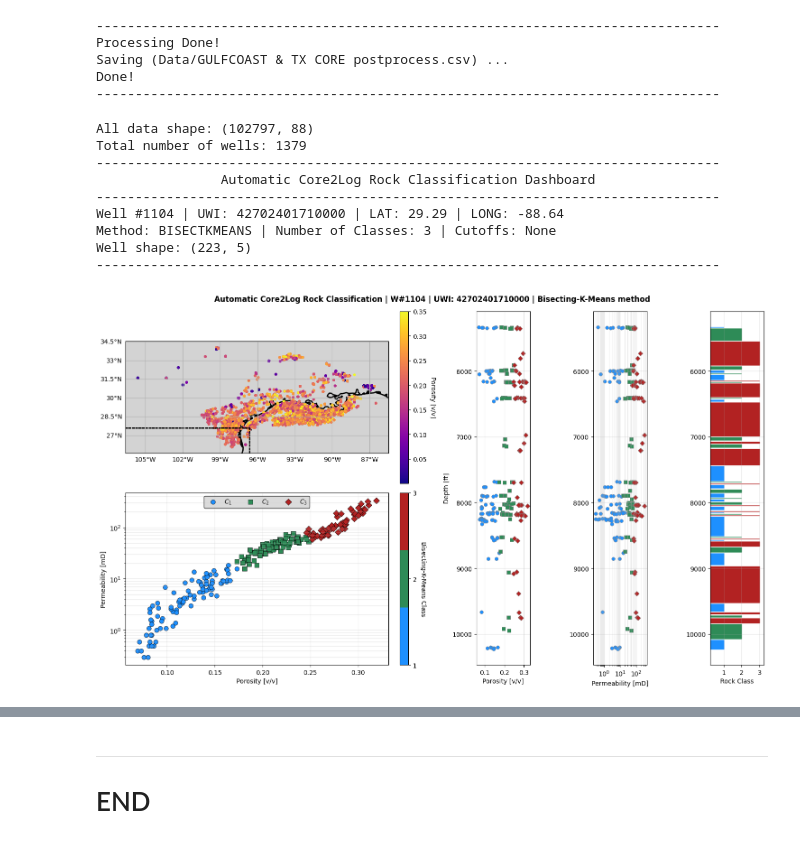
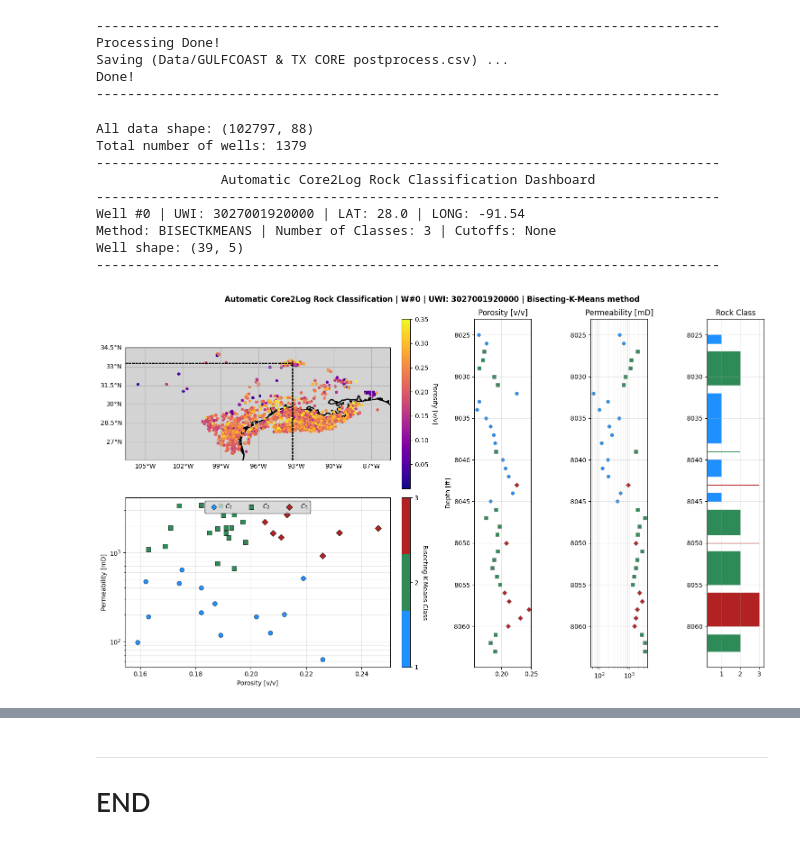
Before and after one commit to misaelmmorales/AutoPetrophysics-GOM-CCS, a Jupyter notebook: spglobal_misael_arc.ipynb, the cells around one changed output, grey strips where cells are left out. Drawn from its saved outputs; the diff is of its cells as text; code cells hidden in the pictures.

```diff
--- a/spglobal_misael_arc.ipynb
+++ b/spglobal_misael_arc.ipynb
@@ -27,20 +27,20 @@ Done!
 # %%
 # RUN DASHBOARD
 # this module will load the Core2Log Rock Classification dashboard:
 # (1) specify the well to analyze
 # (2) specify the rock classification technique to use
 #   (2a) if the technique is physics-based: specify cutoffs
 #   (2b) if the technique is ML-based: specify the number of classes
 # (3) run the dashboard to visualize results
-RockClassification(well_number=1104, method='bisectkmeans', n_classes=3).run_dashboard()
+RockClassification(minpts=30, well_number=0, method='bisectkmeans', n_classes=3).run_dashboard()
 # %% [output]
 All data shape: (102797, 88)
 Total number of wells: 1379
 --------------------------------------------------------------------------------
                 Automatic Core2Log Rock Classification Dashboard
 --------------------------------------------------------------------------------
-Well #1104 | UWI: 42702401710000 | LAT: 29.29 | LONG: -88.64
+Well #0 | UWI: 3027001920000 | LAT: 28.0 | LONG: -91.54
 Method: BISECTKMEANS | Number of Classes: 3 | Cutoffs: None
-Well shape: (223, 5)
+Well shape: (39, 5)
 --------------------------------------------------------------------------------
-[figure, old version]
+[figure, new version]
```
Also changed, not shown: parts of 3 cells of this notebook, 13 other files.
